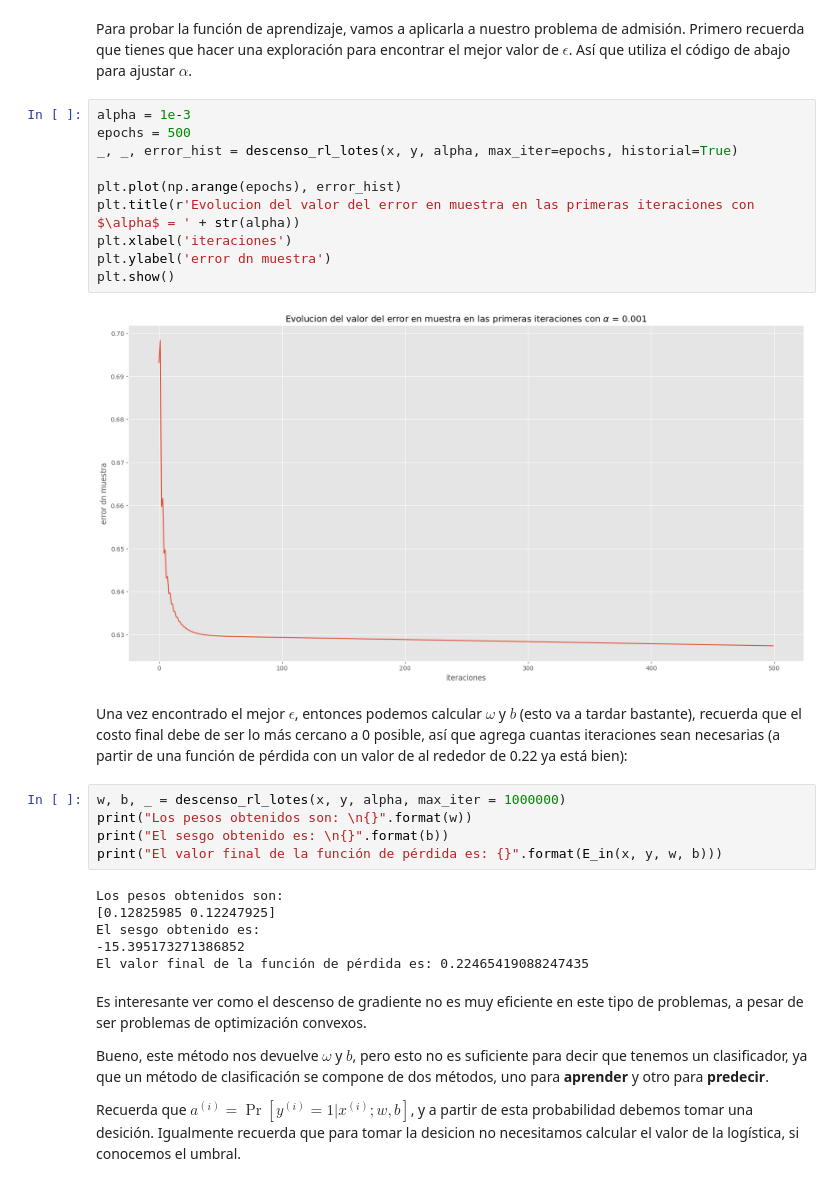
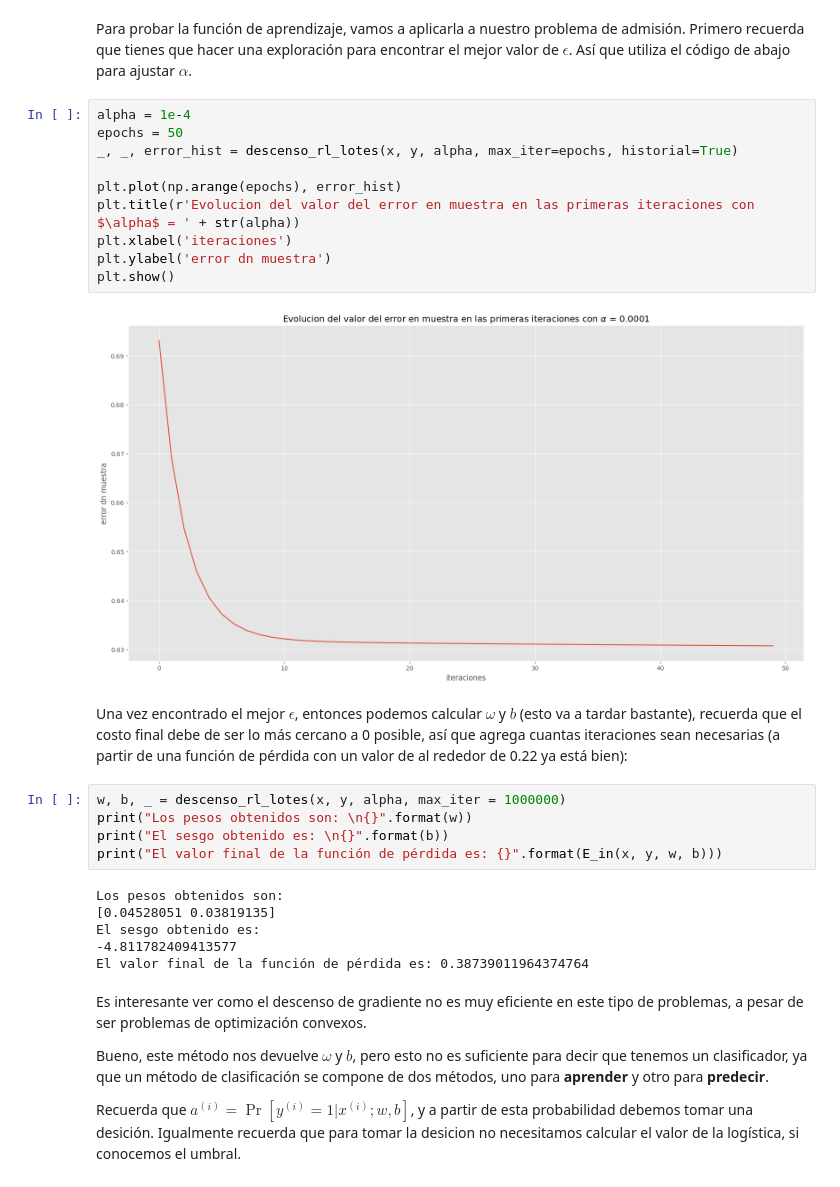
Before and after one commit to IA-UNISON/3-Aprendizaje, a Jupyter notebook: reg_logistica.ipynb, the cells around one changed output. Drawn from its saved outputs; the diff is of its cells as text.

```diff
--- a/reg_logistica.ipynb
+++ b/reg_logistica.ipynb
@@ -240,17 +240,17 @@ def descenso_rl_lotes(x, y, nu, max_iter=int(1e4), historial=False):
 # %% [markdown]
 Para probar la función de aprendizaje, vamos a aplicarla a nuestro problema de admisión. Primero recuerda que tienes que hacer una exploración para encontrar el mejor valor de $\epsilon$. Así que utiliza el código de abajo para ajustar $\alpha$.
 # %%
-alpha = 1e-3
-epochs = 500
+alpha = 1e-4
+epochs = 50
 _, _, error_hist = descenso_rl_lotes(x, y, alpha, max_iter=epochs, historial=True)
 
 plt.plot(np.arange(epochs), error_hist)
 plt.title(r'Evolucion del valor del error en muestra en las primeras iteraciones con $\alpha$ = ' + str(alpha))
 plt.xlabel('iteraciones')
 plt.ylabel('error dn muestra')
 plt.show()
 # %% [output]
-[figure, old version]
+[figure, new version]
 # %% [markdown]
 Una vez encontrado el mejor $\epsilon$, entonces podemos calcular $\omega$ y $b$ (esto va a tardar bastante), recuerda que el costo final debe de ser lo más cercano a 0 posible, así que agrega cuantas iteraciones sean necesarias (a partir de una función de pérdida con un valor de al rededor de 0.22 ya está bien):
 # %%
@@ -260,10 +260,10 @@ print("El sesgo obtenido es: \n{}".format(b))
 print("El valor final de la función de pérdida es: {}".format(E_in(x, y, w, b)))
 # %% [output]
 Los pesos obtenidos son:
-[0.12825985 0.12247925]
+[0.04528051 0.03819135]
 El sesgo obtenido es:
--15.395173271386852
-El valor final de la función de pérdida es: 0.22465419088247435
+-4.811782409413577
+El valor final de la función de pérdida es: 0.38739011964374764
 # %% [markdown]
 Es interesante ver como el descenso de gradiente no es muy eficiente en este tipo de problemas, a pesar de ser problemas de optimización convexos.
 
```
Also changed, not shown: parts of 4 cells of this notebook, 1 other file.
